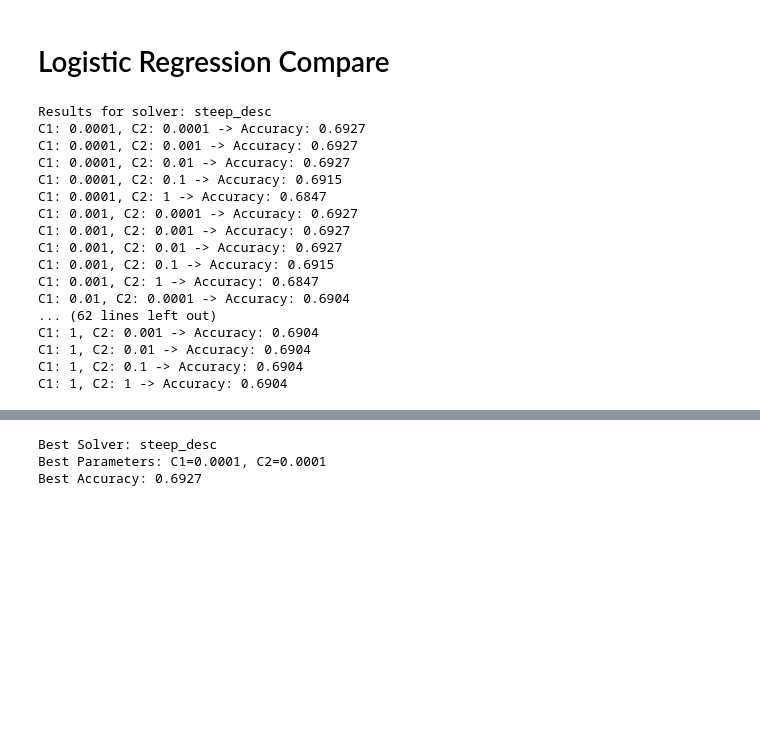
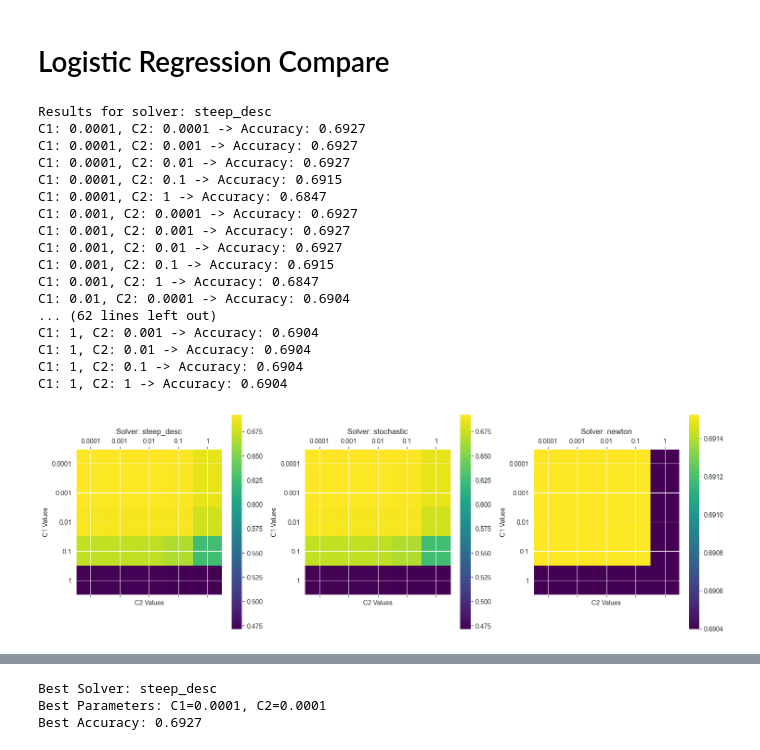
Before and after one commit to CloudMelanie/ml-lab3, a Jupyter notebook: Lab3.ipynb, the cells around one changed output, grey strips where cells are left out. Drawn from its saved outputs; the diff is of its cells as text; code cells hidden in the pictures; blank space fills up the shorter version.

```diff
--- a/Lab3.ipynb
+++ b/Lab3.ipynb
@@ -388,6 +388,11 @@ class LogisticRegression:
 # %% [markdown]
 # Logistic Regression Compare
 # %%
+import matplotlib.pyplot as plt
+import numpy as np
+from sklearn.metrics import accuracy_score
+from time import time
+
 # Define the range of C1 and C2 values to test
 C1_values = [0.0001, 0.001, 0.01, 0.1, 1]
 C2_values = [0.0001, 0.001, 0.01, 0.1, 1]
@@ -396,8 +401,7 @@ C2_values = [0.0001, 0.001, 0.01, 0.1, 1]
 solvers = ["steep_desc", "stochastic", "newton"]
 
 # Initialize a dictionary to store the results
-results = {}
-
+results  = {}
 # Iterate over each solver
 for solver in solvers:
     results[solver] = {}
@@ -410,31 +414,61 @@ for solver in solvers:
             model.fit(X_train, y_train)
             # Predict on the test data
             y_pred = model.predict(X_test)
             # Calculate the accuracy
             accuracy = accuracy_score(y_test, y_pred)
             # Store the result
             results[solver][(C1, C2)] = accuracy
 
-# Print the results
+# Print the results and store
 for solver in results:
     print(f"Results for solver: {solver}")
     for (C1, C2), accuracy in results[solver].items():
         print(f"C1: {C1}, C2: {C2} -> Accuracy: {accuracy:.4f}")
+
+# Plot heatmaps for each solver
+fig, axes = plt.subplots(1, len(solvers), figsize=(15, 5))
+
+for idx, solver in enumerate(solvers):
+    # Extract accuracy values for plotting
+    accuracy_matrix = np.array([
+        [results[solver][(C1, C2)] for C2 in C2_values]
+        for C1 in C1_values
+    ])
+
+    # Plot heatmap
+    ax = axes[idx]
+    cax = ax.matshow(accuracy_matrix, cmap='viridis')
+    fig.colorbar(cax, ax=ax)
+
+    # Set ticks and labels
+    ax.set_xticks(np.arange(len(C2_values)))
+    ax.set_yticks(np.arange(len(C1_values)))
+    ax.set_xticklabels(C2_values)
+    ax.set_yticklabels(C1_values)
+
+    ax.set_xlabel('C2 Values')
+    ax.set_ylabel('C1 Values')
+    ax.set_title(f'Solver: {solver}')
+
+# Adjust layout
+plt.tight_layout()
+plt.show()
 # %% [output]
 Results for solver: steep_desc
 C1: 0.0001, C2: 0.0001 -> Accuracy: 0.6927
 C1: 0.0001, C2: 0.001 -> Accuracy: 0.6927
 C1: 0.0001, C2: 0.01 -> Accuracy: 0.6927
 C1: 0.0001, C2: 0.1 -> Accuracy: 0.6915
 C1: 0.0001, C2: 1 -> Accuracy: 0.6847
 C1: 0.001, C2: 0.0001 -> Accuracy: 0.6927
 C1: 0.001, C2: 0.001 -> Accuracy: 0.6927
 C1: 0.001, C2: 0.01 -> Accuracy: 0.6927
 C1: 0.001, C2: 0.1 -> Accuracy: 0.6915
 C1: 0.001, C2: 1 -> Accuracy: 0.6847
 C1: 0.01, C2: 0.0001 -> Accuracy: 0.6904
 ... (62 lines left out)
 C1: 1, C2: 0.001 -> Accuracy: 0.6904
 C1: 1, C2: 0.01 -> Accuracy: 0.6904
 C1: 1, C2: 0.1 -> Accuracy: 0.6904
 C1: 1, C2: 1 -> Accuracy: 0.6904
+[figure, added]
```
Also changed, not shown: parts of 5 cells of this notebook.
